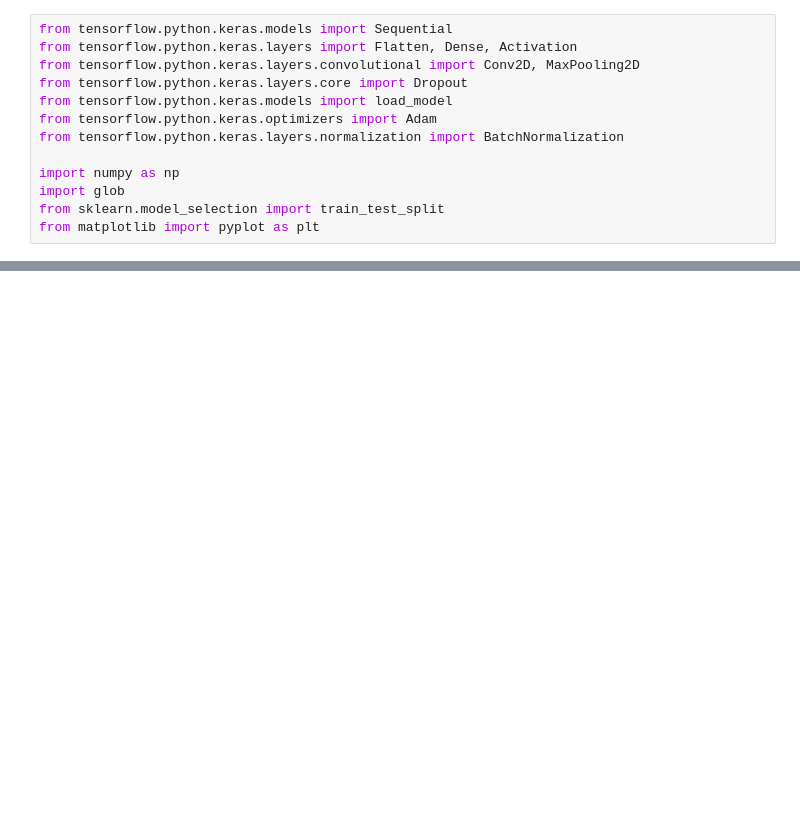
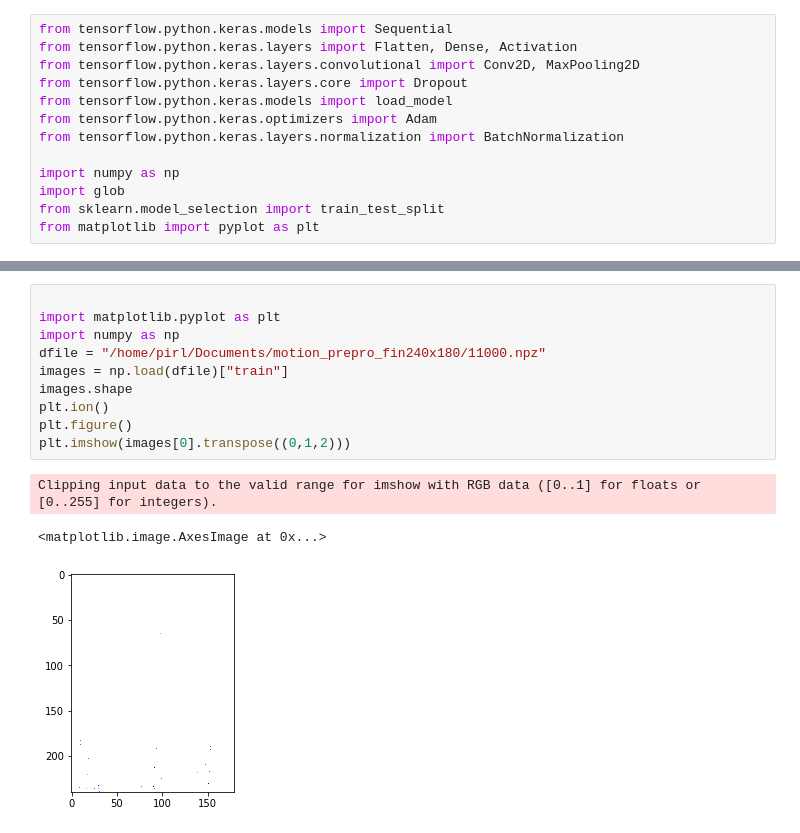
Before and after one commit to A1-PONATA/Hayoung, a Jupyter notebook: imgPreprocessing/npz2jpg.ipynb, the cells around one changed output, grey strips where cells are left out. Cells and saved outputs as stored; diff of their text form; blank space fills up the shorter version.

```diff
--- a/imgPreprocessing/npz2jpg.ipynb
+++ b/imgPreprocessing/npz2jpg.ipynb
@@ -53,3 +106,17 @@ Clipping input data to the valid range for imshow with RGB data ([0..1] for floa
+# %%
+
+import matplotlib.pyplot as plt
+import numpy as np
+dfile = "/home/pirl/Documents/motion_prepro_fin240x180/11000.npz"
+images = np.load(dfile)["train"]
+images.shape
+plt.ion()
+plt.figure()
+plt.imshow(images[0].transpose((0,1,2)))
+# %% [output]
+Clipping input data to the valid range for imshow with RGB data ([0..1] for floats or [0..255] for integers).
+<matplotlib.image.AxesImage at 0x...>
+[figure, added]
 # %%
 import numpy as np
 import matplotlib.pyplot as plt
```
Also changed, not shown: parts of 7 cells of this notebook, 6 other files.
